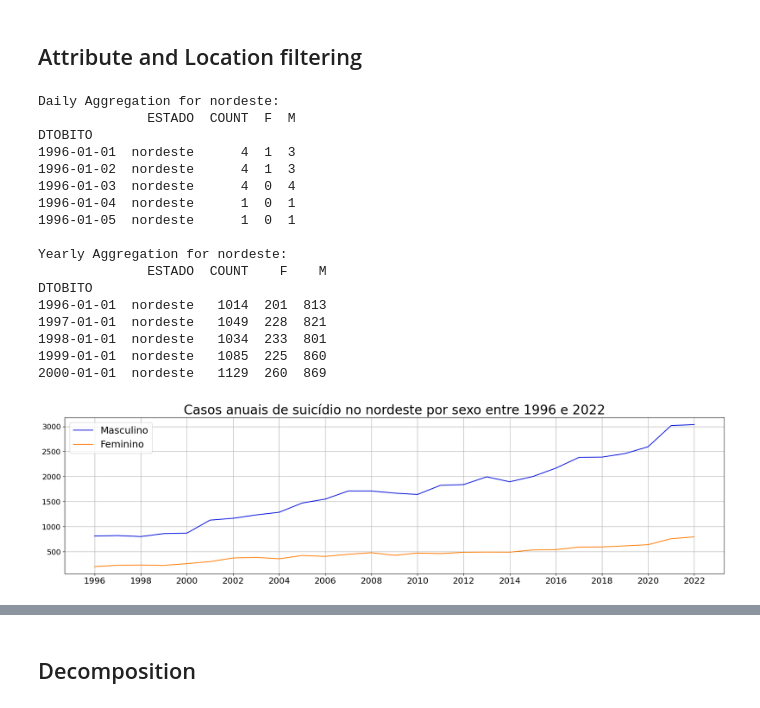
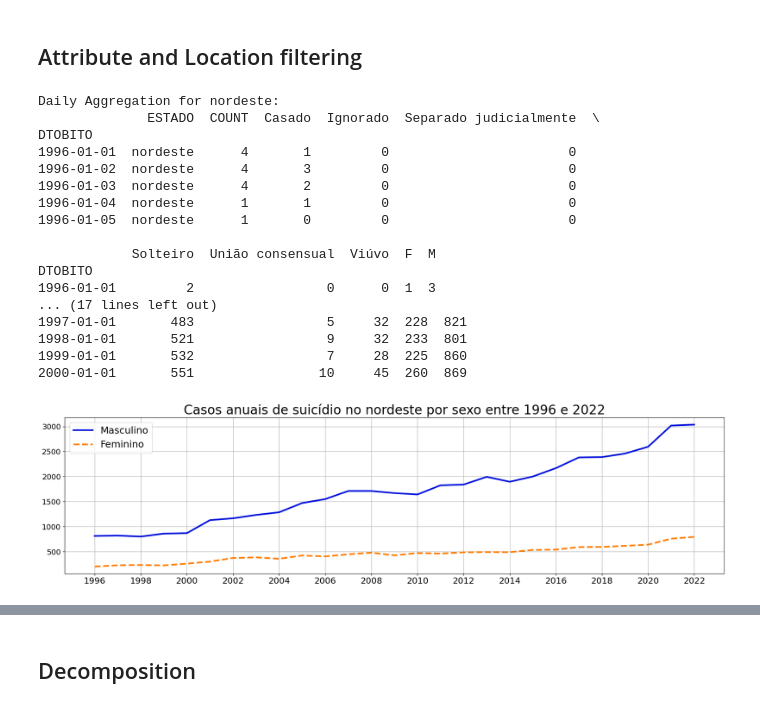
Before and after one commit to vklannusp/BrSuicides-dataset, a Jupyter notebook: data_exploration/ds_applications.ipynb, the cells around one changed output, grey strips where cells are left out. Cells and saved outputs as stored; diff of their text form; code cells hidden in the pictures.

Commit message:
[ADD] ESTCIV time series values comparisons

```diff
--- a/data_exploration/ds_applications.ipynb
+++ b/data_exploration/ds_applications.ipynb
@@ -111,6 +122,6 @@ Name: count, dtype: int64
 # %%
 # Chosen attributes
-chosen_attributes = ["ESTADO", "DTOBITO", "SEXO", "CAUSABAS"]
+chosen_attributes = ["ESTADO", "DTOBITO", "SEXO", "ESTCIV", "CAUSABAS"]
 
 # Keep only chosen attributes
 df_brazil = df_brazil[chosen_attributes]
@@ -225,6 +236,11 @@ date_range_years = (int(first_date[:4]), int(last_date[:4]))
 
 # Set index to DTOBITO
 nordeste_temp.set_index('DTOBITO', inplace=True)
+
+# Get dummy variables from SEXO
+estciv_dummies = pd.get_dummies(nordeste_temp['ESTCIV'])
+nordeste_temp = pd.concat([nordeste_temp, estciv_dummies], axis=1)
+nordeste_temp.drop("ESTCIV", axis=1, inplace=True)
 
 # Get dummy variables from SEXO
 sex_dummies = pd.get_dummies(nordeste_temp['SEXO'])
@@ -252,32 +268,35 @@ print("\nYearly Aggregation for nordeste:")
 print(ts_nordeste_yearly.head())
 # %% [output]
 Daily Aggregation for nordeste:
-              ESTADO  COUNT  F  M
+              ESTADO  COUNT  Casado  Ignorado  Separado judicialmente  \
 DTOBITO
-1996-01-01  nordeste      4  1  3
-1996-01-02  nordeste      4  1  3
-1996-01-03  nordeste      4  0  4
-1996-01-04  nordeste      1  0  1
-1996-01-05  nordeste      1  0  1
+1996-01-01  nordeste      4       1         0                       0
+1996-01-02  nordeste      4       3         0                       0
+1996-01-03  nordeste      4       2         0                       0
+1996-01-04  nordeste      1       1         0                       0
+1996-01-05  nordeste      1       0         0                       0
 
-Yearly Aggregation for nordeste:
-              ESTADO  COUNT    F    M
+            Solteiro  União consensual  Viúvo  F  M
 DTOBITO
-1996-01-01  nordeste   1014  201  813
-1997-01-01  nordeste   1049  228  821
-1998-01-01  nordeste   1034  233  801
-1999-01-01  nordeste   1085  225  860
-2000-01-01  nordeste   1129  260  869
+1996-01-01         2                 0      0  1  3
+... (17 lines left out)
+1997-01-01       483                 5     32  228  821
+1998-01-01       521                 9     32  233  801
+1999-01-01       532                 7     28  225  860
+2000-01-01       551                10     45  260  869
 # %%
-def plot_sex_comparison(ts_dict, years_range, main_title=None, figsize=(18, 5), font_size=18, colors=["#0011DC", "#FF7D00"]):
+def plot_sex_comparison(ts_dict, years_range, main_title=None, figsize=(18, 5), font_size=18, colors=["#0011DC", "#553593", "#80476E", "#D56B25", "#FF7D00"], line_width=2):
     start_date, end_date = f"{years_range[0]}-01-01", f"{years_range[1]}-12-31"
+
+    # Define different line styles for each series
+    line_styles = ['-', '--', ':', '-.', (0, (3, 5, 1, 5))]
 
     # Plot config
     fig, ax = plt.subplots(figsize=figsize)
 
-    for (col_name, data_series), color in zip(ts_dict.items(), colors):
+    for (col_name, data_series), color, style in zip(ts_dict.items(), colors, line_styles):
         data_series_filtered = data_series.loc[start_date:end_date]
-        ax.plot(data_series_filtered.index, data_series_filtered, label=col_name, color=color)
+        ax.plot(data_series_filtered.index, data_series_filtered, label=col_name, color=color, linestyle=style, linewidth=line_width)
 
     # Set specific x-ticks and labels, step=2
     years = range(years_range[0], years_range[1] + 1, 2)
@@ -300,10 +319,10 @@ def plot_sex_comparison(ts_dict, years_range, main_title=None, figsize=(18, 5),
 # %%
 nordeste_sexo_dict = {
     'Masculino': ts_nordeste_yearly['M'],
     'Feminino': ts_nordeste_yearly['F']
 }
 
 main_title = 'Casos anuais de suicídio no nordeste por sexo entre 1996 e 2022'
-plot_sex_comparison(nordeste_sexo_dict, date_range_years, main_title, font_size=24)
+plot_sex_comparison(nordeste_sexo_dict, date_range_years, main_title, font_size=24, colors=["#0011DC", "#FF7D00"], line_width=3)
 # %% [output]
-[figure, old version]
+[figure, new version]
```
Also changed, not shown: parts of 6 cells of this notebook, 1 other file.
